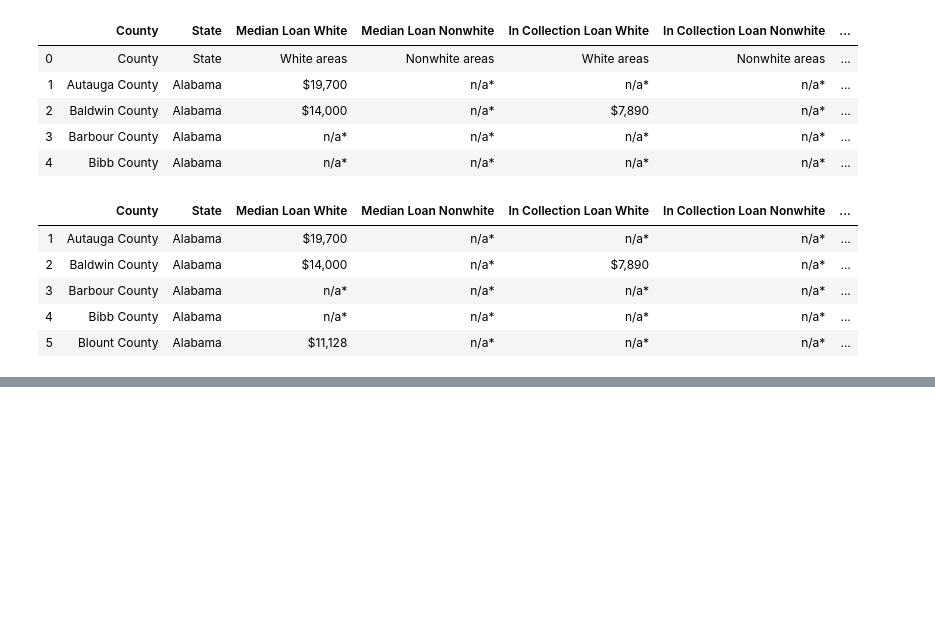
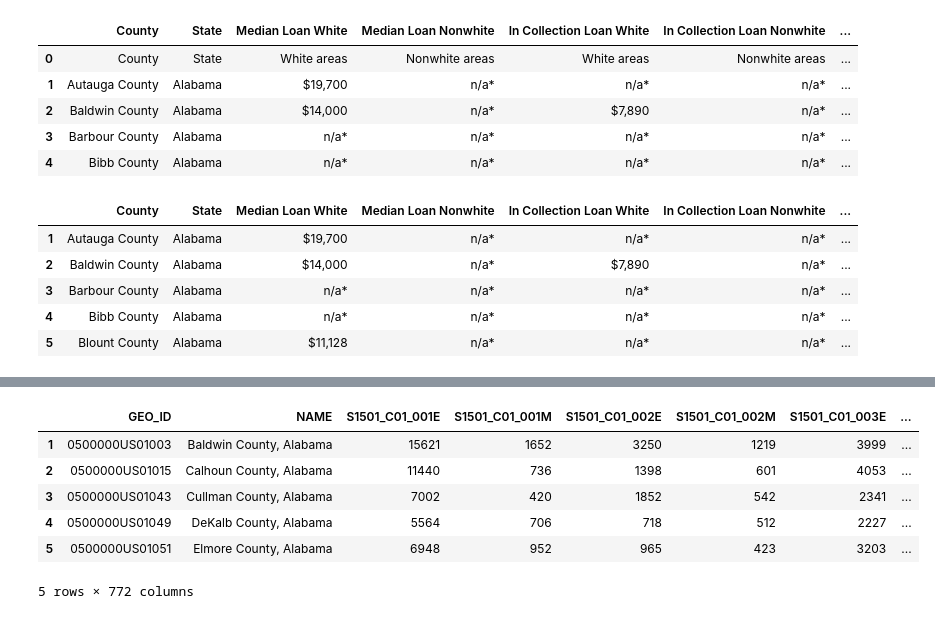
Before and after one commit to joumanarahime/ETL_Project, a Jupyter notebook: data_etl.ipynb, the cells around one changed output, grey strips where cells are left out. Drawn from its saved outputs; the diff is of its cells as text; code cells hidden in the pictures; blank space fills up the shorter version.

```diff
--- a/data_etl.ipynb
+++ b/data_etl.ipynb
@@ -116,0 +136,15 @@ Index(['County', 'State', 'Median Loan White', 'Median Loan Nonwhite',
+# %%
+df = ACS_education_data
+
+df['county'] = df['NAME'].apply(lambda x: x.split(', ')[0])
+df['state'] = df['NAME'].apply(lambda x: x.split(', ')[1])
+
+df.head()
+# %% [output]
+|  | GEO_ID | NAME | S1501_C01_001E | S1501_C01_001M | S1501_C01_002E | S1501_C01_002M | S1501_C01_003E | ... |
+| 1 | 0500000US01003 | Baldwin County, Alabama | 15621 | 1652 | 3250 | 1219 | 3999 | ... |
+| 2 | 0500000US01015 | Calhoun County, Alabama | 11440 | 736 | 1398 | 601 | 4053 | ... |
+| 3 | 0500000US01043 | Cullman County, Alabama | 7002 | 420 | 1852 | 542 | 2341 | ... |
+| 4 | 0500000US01049 | DeKalb County, Alabama | 5564 | 706 | 718 | 512 | 2227 | ... |
+| 5 | 0500000US01051 | Elmore County, Alabama | 6948 | 952 | 965 | 423 | 3203 | ... |
+5 rows × 772 columns
```
Also changed, not shown: parts of 9 cells of this notebook.
